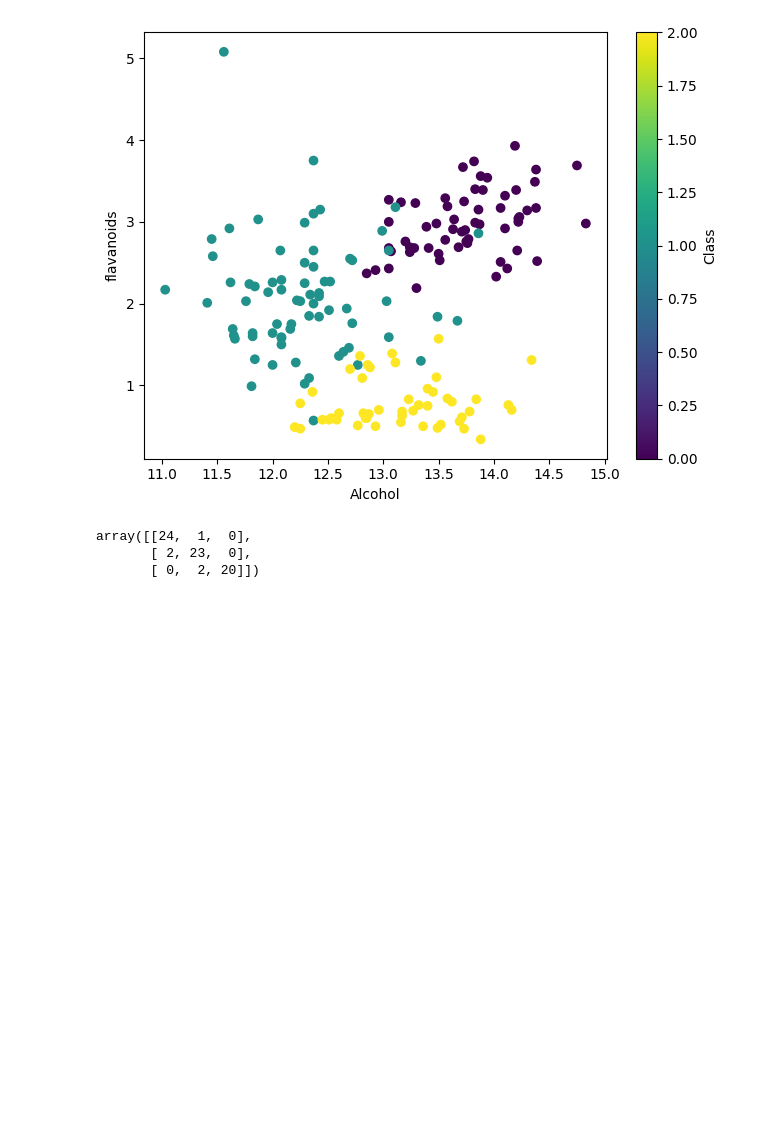
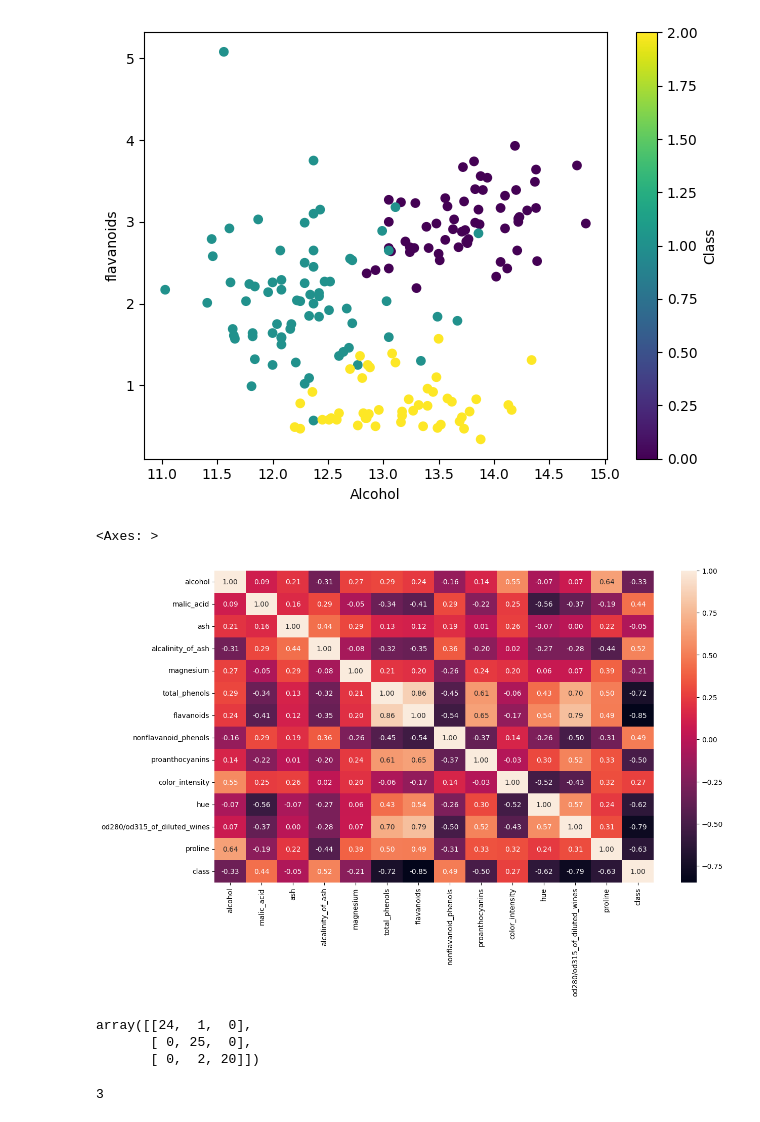
Before and after one commit to jacobrak/wine_data, a Jupyter notebook: Wine_data.ipynb, the cells around one changed output. Drawn from its saved outputs; the diff is of its cells as text; code cells hidden in the pictures; blank space fills up the shorter version.

Commit message:
Heatmap

```diff
--- a/Wine_data.ipynb
+++ b/Wine_data.ipynb
@@ -44,14 +45,19 @@ plt.show()
 # %% [output]
 [figure]
 [figure]
+# %%
+corr = wine_df.corr()
+
+plt.figure(figsize=(14, 8))
+sns.heatmap(corr, annot=True, fmt=".2f")
+# %% [output]
+<Axes: >
+[figure, added]
 # %%
 X = wine_df.drop(columns=["class"])
 y = wine_df["class"]
 
-X_train, X_test, y_train, y_test = train_test_split(X, y, test_size = 0.4
-
-
-                                                    , random_state = 43)
+X_train, X_test, y_train, y_test = train_test_split(X, y, test_size = 0.4, random_state = 43)
 
 model = GradientBoostingClassifier()
 model.fit(X_train, y_train)
@@ -62,5 +68,9 @@ conf_matrix = confusion_matrix(y_test, predictions)
 conf_matrix
 # %% [output]
 array([[24,  1,  0],
-       [ 2, 23,  0],
+       [ 0, 25,  0],
        [ 0,  2, 20]])
+# %%
+lis = [1, 2, 3]
+# %% [output]
+3
```
Also changed, not shown: parts of 1 cell of this notebook.
